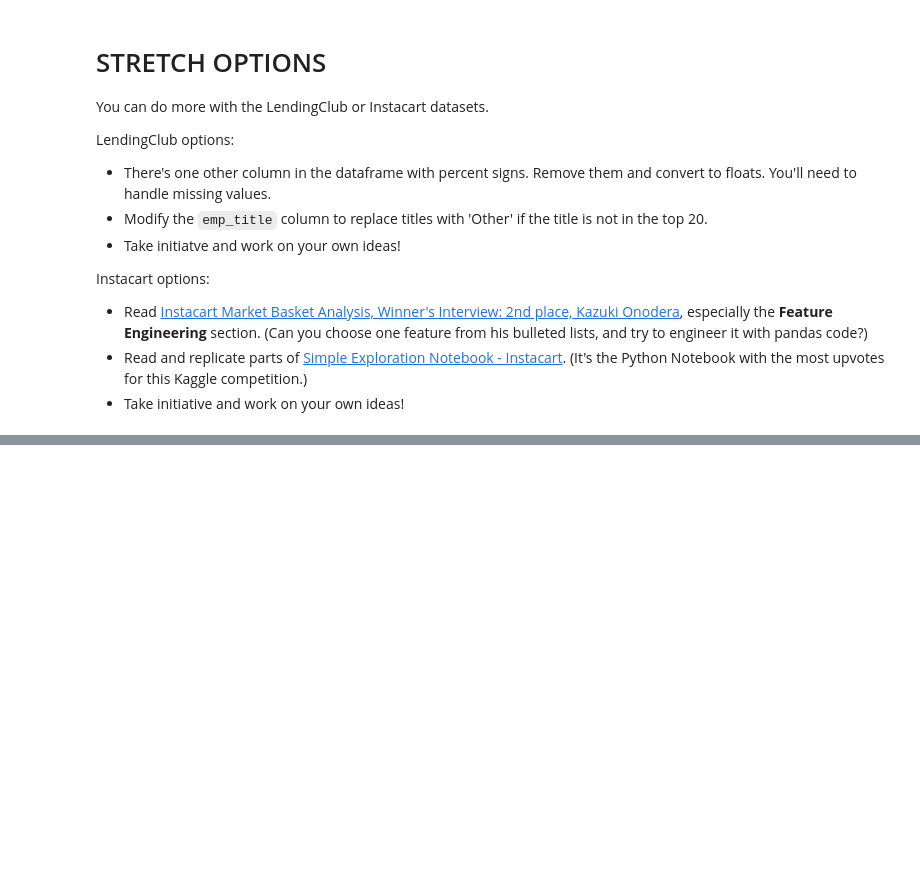
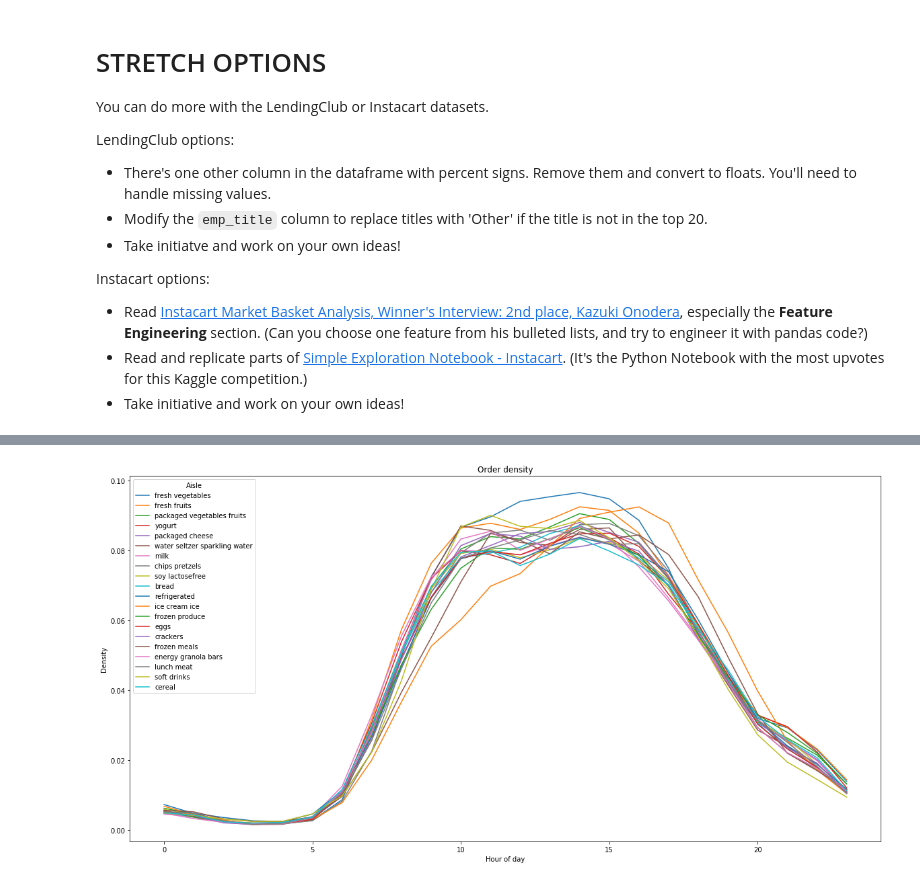
Before and after one commit to bloominstituteoftechnology/DS-Unit-1-Sprint-1-Dealing-With-Data, a Jupyter notebook: module4-makefeatures/LS_DS_114_Make_Features_Assignment.ipynb, the cells around one changed output, grey strips where cells are left out. Cells and saved outputs as stored; diff of their text form; code cells hidden in the pictures; blank space fills up the shorter version.

```diff
--- a/module4-makefeatures/LS_DS_114_Make_Features_Assignment.ipynb
+++ b/module4-makefeatures/LS_DS_114_Make_Features_Assignment.ipynb
@@ -490,0 +724,15 @@ Instacart options:
+# %%
+# By aisle
+aisles = df_instacart['aisle'].value_counts(dropna=False).head(20).index
+for aisle in aisles:
+  subset = df_instacart[df_instacart['aisle']==aisle]
+  subset['order_hour_of_day'].plot.density(ind=range(24))
+
+leg = pyplot.legend(aisles)
+leg.set_title('Aisle')
+pyplot.title('Order density')
+pyplot.xlabel('Hour of day')
+pyplot.gcf().set_size_inches(20,10)
+pyplot.show()
+# %% [output]
+[figure, added]
```
Also changed, not shown: parts of 19 cells of this notebook.
